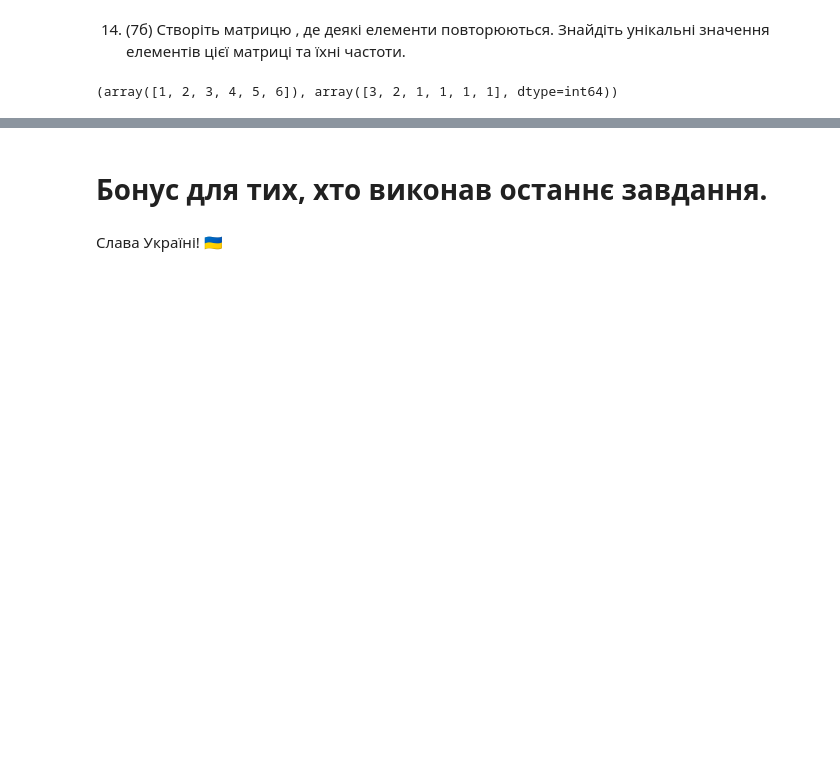
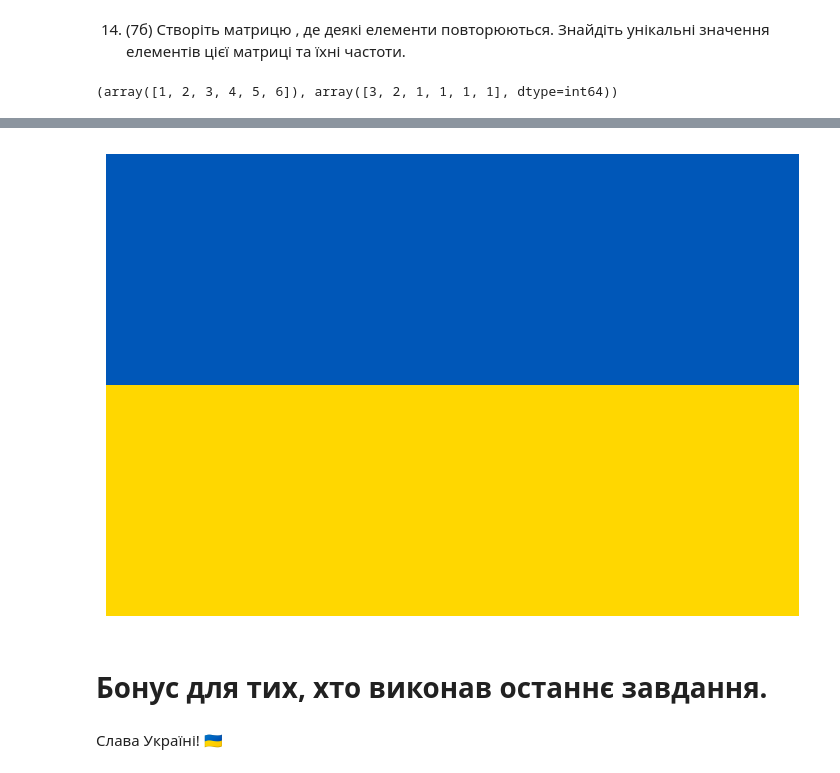
Before and after one commit to Jorge3129/python-for-big-data-and-data-science, a Jupyter notebook: python_practice_8.ipynb, the cells around one changed output, grey strips where cells are left out. Cells and saved outputs as stored; diff of their text form; code cells hidden in the pictures; blank space fills up the shorter version.

```diff
--- a/python_practice_8.ipynb
+++ b/python_practice_8.ipynb
@@ -183,4 +194,11 @@ vals, counts
 # %%
 height = 480
 width = 720
-image = np.zeros((height, width, 256), dtype=np.uint8)
+image = np.zeros((height, width, 3), dtype=np.uint8)
+
+middle_pixel = height // 2
+
+image[:middle_pixel, :, :] = (0, 87, 184)
+image[middle_pixel:, :, :] = (255, 215, 0)
+
+image
@@ -187,3 +223,12 @@ image = np.zeros((height, width, 256), dtype=np.uint8)
+# %%
+import matplotlib.pyplot as plt
+
+plt.figure(figsize=(10, 6))
+plt.imshow(image)
+plt.axis('off')
+plt.show()
+# %% [output]
+[figure, added]
 # %% [markdown]
 # Бонус для тих, хто виконав останнє завдання.
 # %% [markdown]
```
Also changed, not shown: parts of 2 cells of this notebook.
